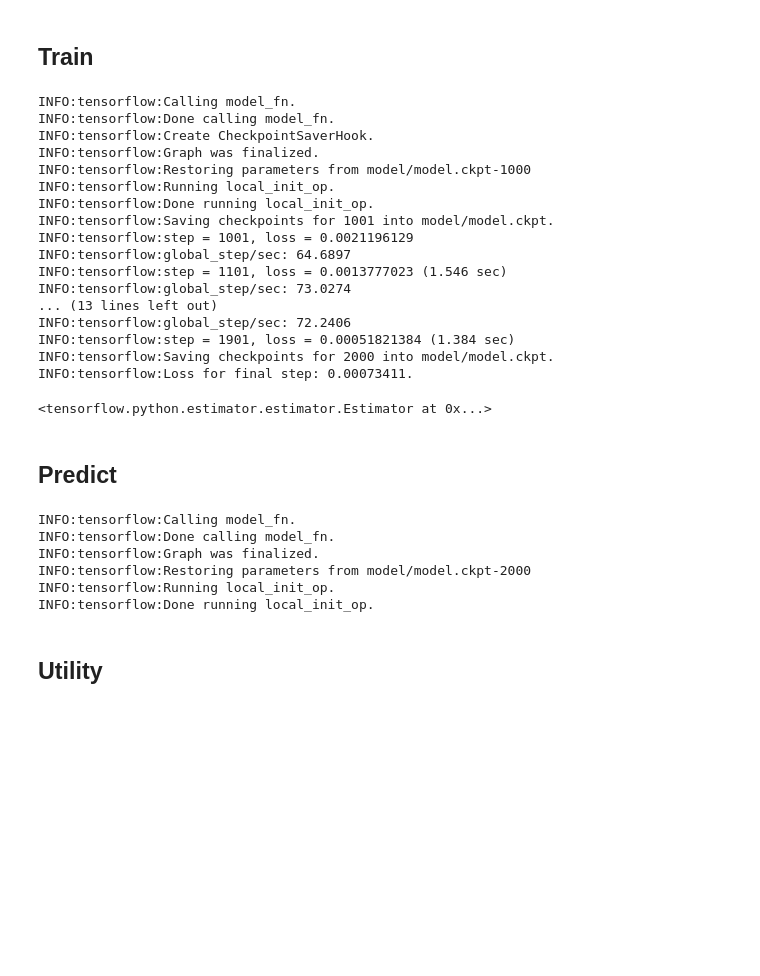
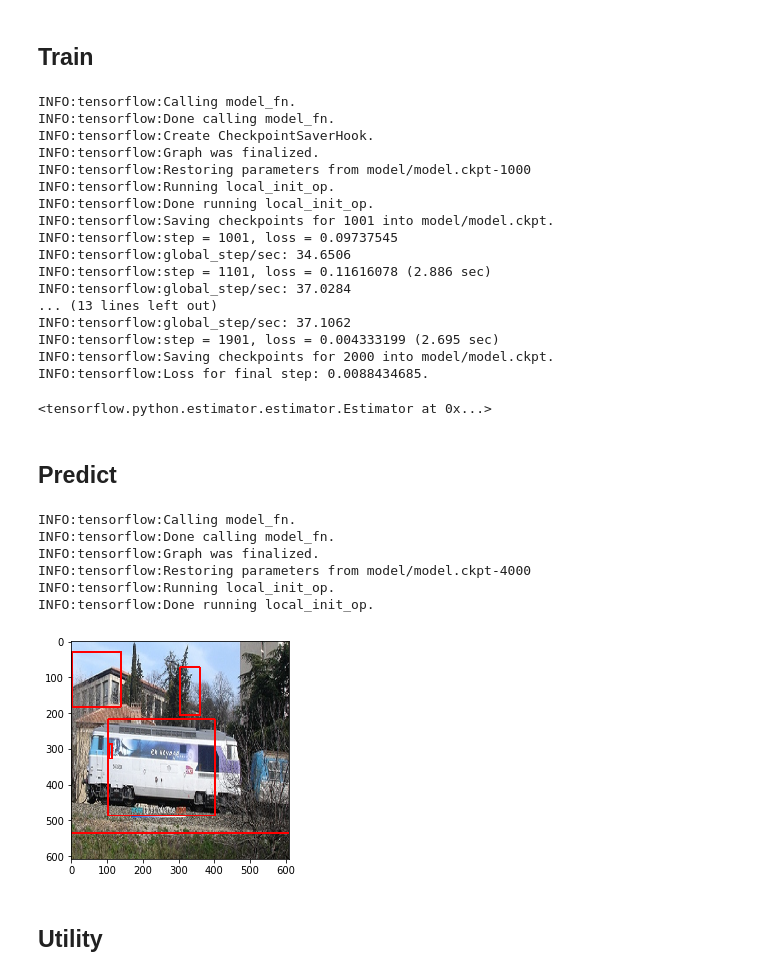
Before and after one commit to pmkalshetti/object_detection_old, a Jupyter notebook: object_detection_main.ipynb, the cells around one changed output. Cells and saved outputs as stored; diff of their text form; code cells hidden in the pictures; blank space fills up the shorter version.

Commit message:
Imp1: model overfit for multiple images

```diff
--- a/object_detection_main.ipynb
+++ b/object_detection_main.ipynb
@@ -10,7 +10,7 @@ import cv2
 ## Global variables
 # %%
 DIR_TFRECORDS = 'data_small_tfrecords'
-DATA_TRAIN = glob('./'+DIR_TFRECORDS+'/[0-9].tfrecords')
+DATA_TRAIN = glob('./'+DIR_TFRECORDS+'/*.tfrecords')
 
 NUM_OBJECTS = 20
 MAX_DETECTIONS_PER_IMAGE = 20
@@ -43,7 +43,7 @@ THRESHOLD_OUT_PROB = 0.5
 THRESHOLD_IOU_NMS = 0.5
 
 NUM_EPOCHS = 10
-BATCH_SIZE = 4
+BATCH_SIZE = 8
 MODEL_DIR = 'model'
 
 DEBUG = False
@@ -256,6 +256,8 @@ def model_fn(features, labels, mode, params):
     x = tf.layers.flatten(x)
     x = tf.layers.dense(x, 256, activation=tf.nn.relu, kernel_initializer=tf.glorot_uniform_initializer())
     x = tf.layers.dense(x, 256, activation=tf.nn.relu, kernel_initializer=tf.glorot_uniform_initializer())
+    x = tf.layers.dense(x, 256, activation=tf.nn.relu, kernel_initializer=tf.glorot_uniform_initializer())
+    x = tf.layers.dense(x, 256, activation=tf.nn.relu, kernel_initializer=tf.glorot_uniform_initializer())
     x = tf.layers.dense(x, GRID_H*GRID_W*NUM_ANCHORS*(5+NUM_OBJECTS))
     predictions = tf.reshape(x, [-1, GRID_H, GRID_W, NUM_ANCHORS, 5+NUM_OBJECTS])
 
@@ -340,39 +342,40 @@ INFO:tensorflow:Restoring parameters from model/model.ckpt-1000
 INFO:tensorflow:Running local_init_op.
 INFO:tensorflow:Done running local_init_op.
 INFO:tensorflow:Saving checkpoints for 1001 into model/model.ckpt.
-INFO:tensorflow:step = 1001, loss = 0.0021196129
-INFO:tensorflow:global_step/sec: 64.6897
-INFO:tensorflow:step = 1101, loss = 0.0013777023 (1.546 sec)
-INFO:tensorflow:global_step/sec: 73.0274
+INFO:tensorflow:step = 1001, loss = 0.09737545
+INFO:tensorflow:global_step/sec: 34.6506
+INFO:tensorflow:step = 1101, loss = 0.11616078 (2.886 sec)
+INFO:tensorflow:global_step/sec: 37.0284
 ... (13 lines left out)
-INFO:tensorflow:global_step/sec: 72.2406
-INFO:tensorflow:step = 1901, loss = 0.00051821384 (1.384 sec)
+INFO:tensorflow:global_step/sec: 37.1062
+INFO:tensorflow:step = 1901, loss = 0.004333199 (2.695 sec)
 INFO:tensorflow:Saving checkpoints for 2000 into model/model.ckpt.
-INFO:tensorflow:Loss for final step: 0.00073411.
+INFO:tensorflow:Loss for final step: 0.0088434685.
 <tensorflow.python.estimator.estimator.Estimator at 0x...>
 # %% [markdown]
 ## Predict
 # %%
 predictions = model.predict(input_fn=lambda: input_fn_predict(DATA_TRAIN))
 
-idx = 0
+idx = 1
 iteration = 0
 for p in predictions:
     img, p = p['imgs'], p['predictions']
     if iteration == idx:
         break
     iteration += 1
 
 img = draw_adjusted_anchors(img, p, 'pred')
 plt.imshow(img)
 plt.show()
 # %% [output]
 INFO:tensorflow:Calling model_fn.
 INFO:tensorflow:Done calling model_fn.
 INFO:tensorflow:Graph was finalized.
-INFO:tensorflow:Restoring parameters from model/model.ckpt-2000
+INFO:tensorflow:Restoring parameters from model/model.ckpt-4000
 INFO:tensorflow:Running local_init_op.
 INFO:tensorflow:Done running local_init_op.
+[figure, added]
 # %%
 np.set_printoptions(formatter={'float': lambda x: "{0:0.3f}".format(x)})
 print(p[0,0,:,0:5])
```
